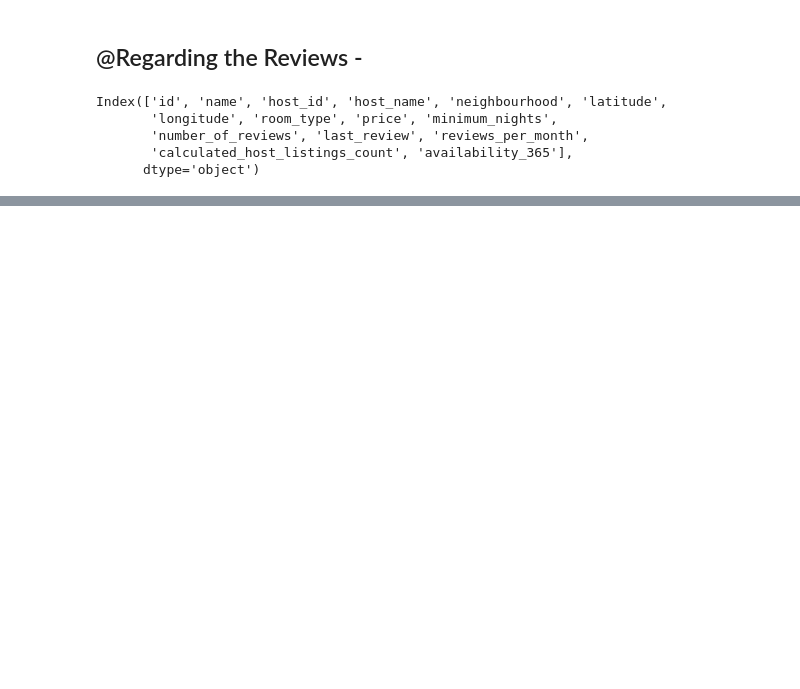
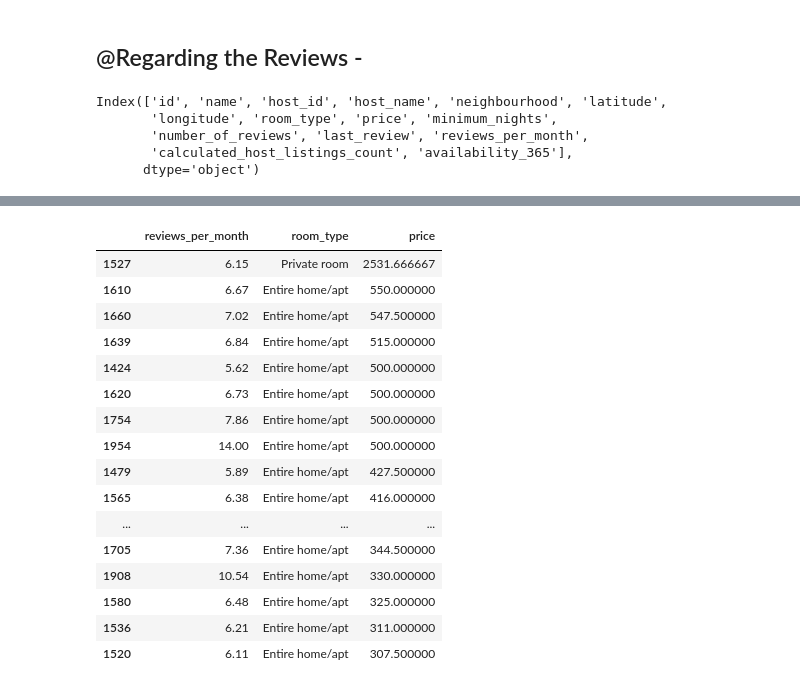
Before and after one commit to spradeepgit/Airbnb-Booking-Analysis, a Jupyter notebook: Airbnb_Booking_Analysis_Capstone_Project.ipynb, the cells around one changed output, grey strips where cells are left out. Drawn from its saved outputs; the diff is of its cells as text; code cells hidden in the pictures; blank space fills up the shorter version.

```diff
--- a/Airbnb_Booking_Analysis_Capstone_Project.ipynb
+++ b/Airbnb_Booking_Analysis_Capstone_Project.ipynb
@@ -747,3 +699,23 @@ Index(['id', 'name', 'host_id', 'host_name', 'neighbourhood', 'latitude',
 # %%
-df_data = df_Listings.groupby(['name', 'room_type'])['price'].mean().reset_index().sort_values(by='price',
+df_data = df_Listings.groupby(['reviews_per_month','room_type'])['price'].mean().reset_index().sort_values(by='price',
                                                                                                ascending=False)[0:20]
+# %%
+df_data
+# %% [output]
+|  | reviews_per_month | room_type | price |
+| 1527 | 6.15 | Private room | 2531.666667 |
+| 1610 | 6.67 | Entire home/apt | 550.000000 |
+| 1660 | 7.02 | Entire home/apt | 547.500000 |
+| 1639 | 6.84 | Entire home/apt | 515.000000 |
+| 1424 | 5.62 | Entire home/apt | 500.000000 |
+| 1620 | 6.73 | Entire home/apt | 500.000000 |
+| 1754 | 7.86 | Entire home/apt | 500.000000 |
+| 1954 | 14.00 | Entire home/apt | 500.000000 |
+| 1479 | 5.89 | Entire home/apt | 427.500000 |
+| 1565 | 6.38 | Entire home/apt | 416.000000 |
+| ... | ... | ... | ... |
+| 1705 | 7.36 | Entire home/apt | 344.500000 |
+| 1908 | 10.54 | Entire home/apt | 330.000000 |
+| 1580 | 6.48 | Entire home/apt | 325.000000 |
+| 1536 | 6.21 | Entire home/apt | 311.000000 |
+| 1520 | 6.11 | Entire home/apt | 307.500000 |
```
Also changed, not shown: parts of 34 cells of this notebook.
